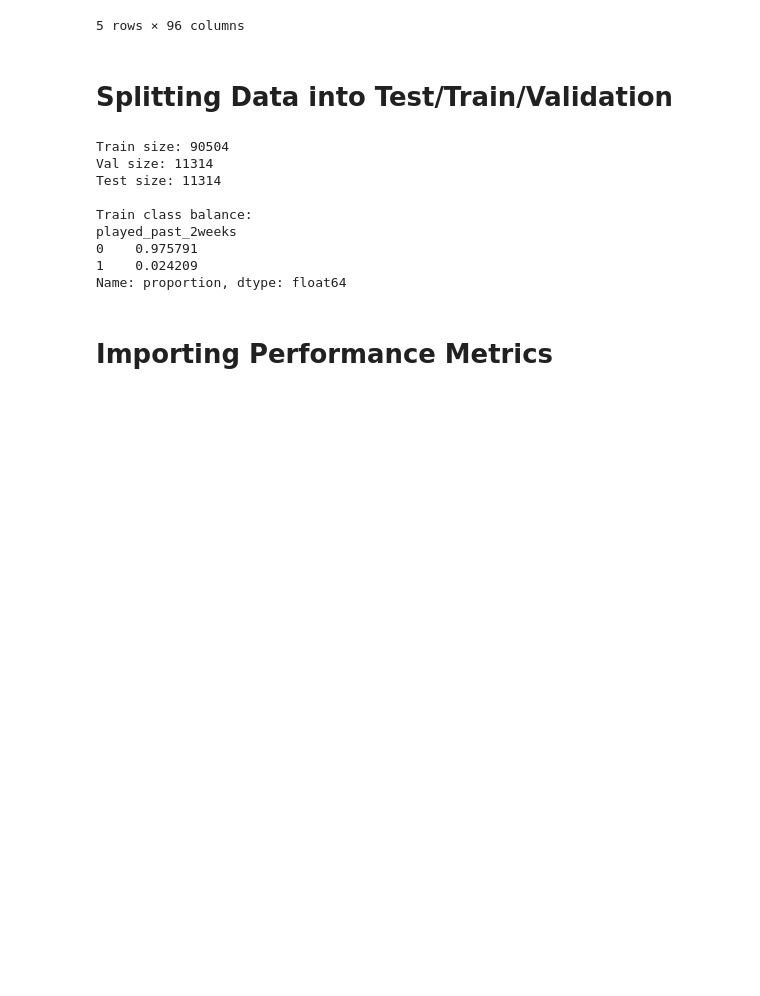
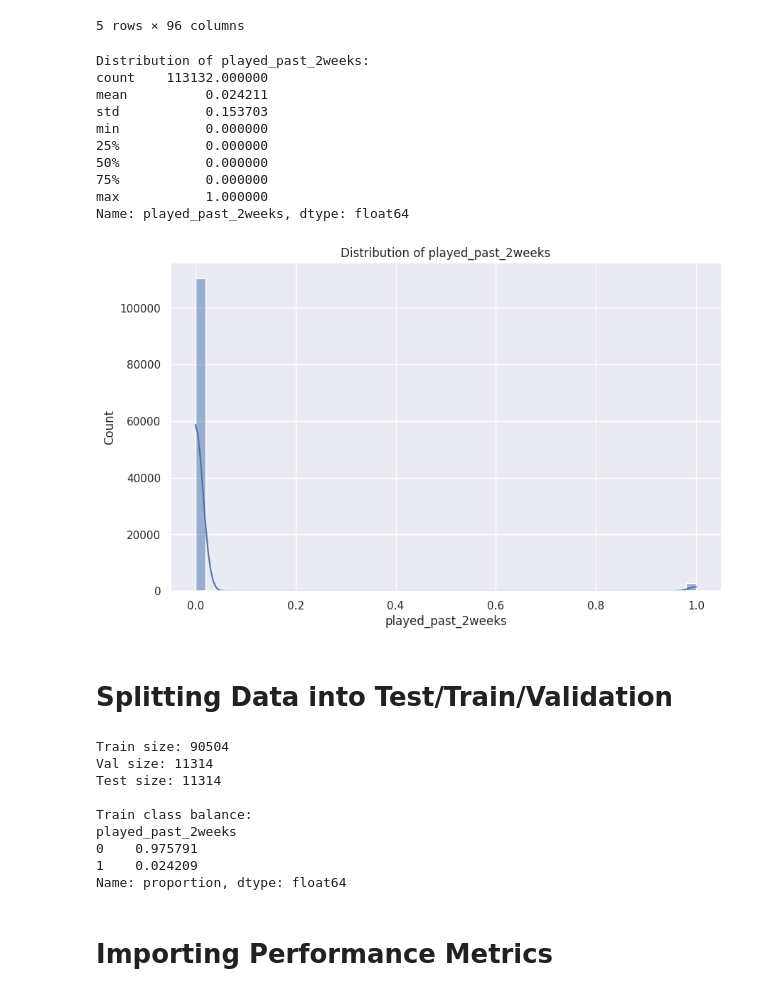
Before and after one commit to zakirangwala/esrb-wizard, a Jupyter notebook: notebooks/classification.ipynb, the cells around one changed output. Cells and saved outputs as stored; diff of their text form; code cells hidden in the pictures; blank space fills up the shorter version.

```diff
--- a/notebooks/classification.ipynb
+++ b/notebooks/classification.ipynb
@@ -73,6 +75,27 @@ Name: count, dtype: int64
 | 3 | 0 | 5.99 | 0 | 0 | 1 | 1 | 1 | 0 | 0 | ... |
 | 4 | 0 | 0.00 | 0 | 0 | 1 | 1 | 0 | 0 | 0 | ... |
 5 rows × 96 columns
+# %%
+print(f"\nDistribution of {TARGET_COL}:")
+print(clf_df[TARGET_COL].describe())
+plt.figure(figsize=(10, 6))
+sns.histplot(clf_df[TARGET_COL], bins=50, kde=True)
+plt.title(f'Distribution of {TARGET_COL}')
+plt.xlabel(TARGET_COL)
+plt.ylabel('Count')
+plt.show()
+# %% [output]
+Distribution of played_past_2weeks:
+count    113132.000000
+mean          0.024211
+std           0.153703
+min           0.000000
+25%           0.000000
+50%           0.000000
+75%           0.000000
+max           1.000000
+Name: played_past_2weeks, dtype: float64
+[figure, added]
 # %% [markdown]
 # Splitting Data into Test/Train/Validation
 # %%
```
Also changed, not shown: parts of 1 cell of this notebook.
